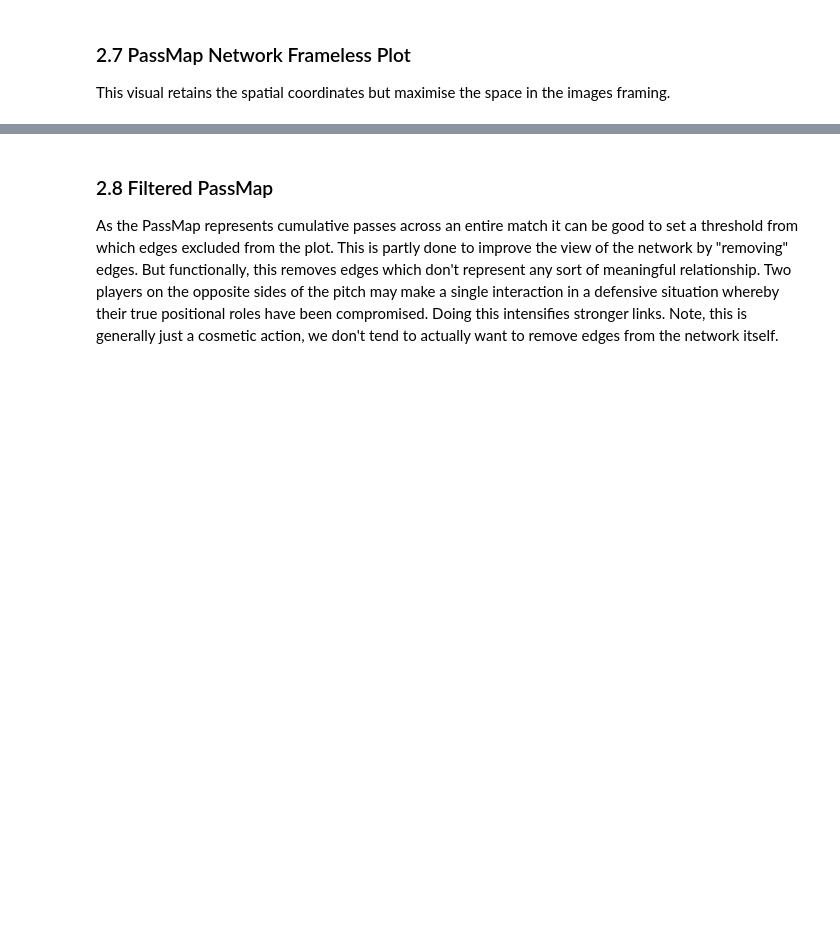
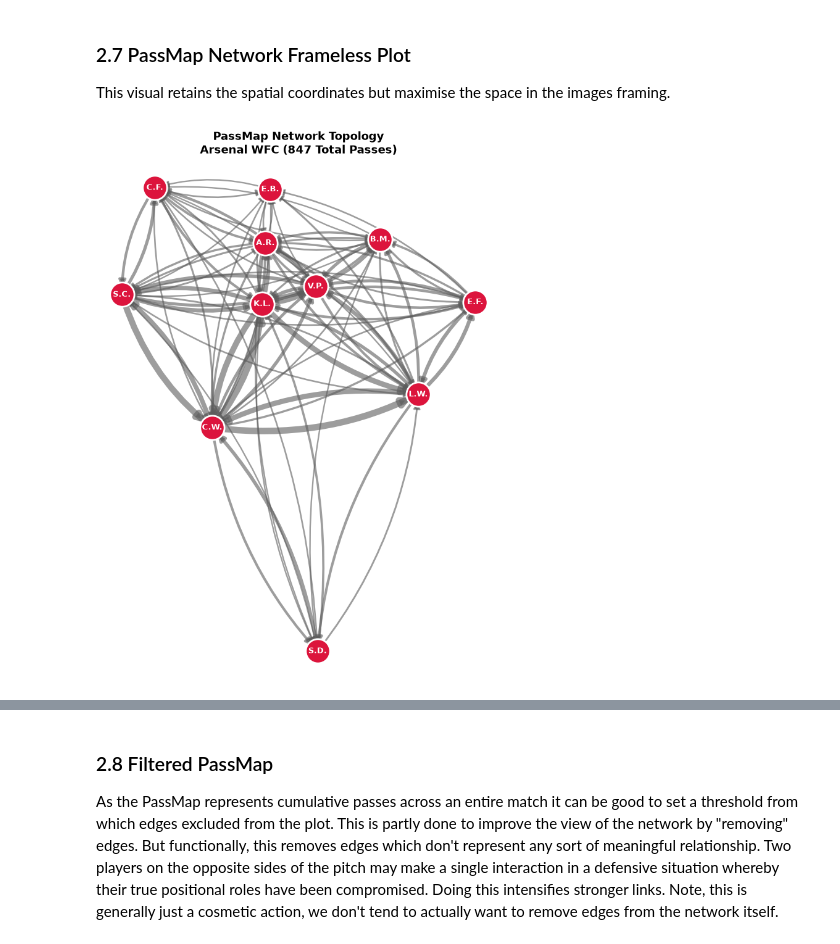
Before and after one commit to LukeBirkett/study-planner, a Jupyter notebook: 981G5_Network_Science/assessment/code/notebook_2.ipynb, the cells around one changed output, grey strips where cells are left out. Drawn from its saved outputs; the diff is of its cells as text; code cells hidden in the pictures; blank space fills up the shorter version.

```diff
--- a/981G5_Network_Science/assessment/code/notebook_2.ipynb
+++ b/981G5_Network_Science/assessment/code/notebook_2.ipynb
@@ -422,11 +470,13 @@ plt.show()
 This visual retains the spatial coordinates but maximise the space in the images framing.
 # %%
 # Declare the figure window
-# fig, ax = plt.subplots(figsize=(6.5, 9.0), facecolor='#ffffff')
+fig, ax = plt.subplots(figsize=(6.5, 9.0), facecolor='#ffffff')
 
-# # Plot frameless graph
-# hp.plot_passmap_frameless(G_highest, ax=ax)
+# Plot frameless graph
+hp.plot_passmap_frameless(G_highest, ax=ax)
 
-# # Remove all external margins
-# plt.tight_layout(pad=0.5)
-# plt.show()
+# Remove all external margins
+plt.tight_layout(pad=0.5)
+plt.show()
+# %% [output]
+[figure, added]
```
Also changed, not shown: parts of 12 cells of this notebook, 9 other files.
